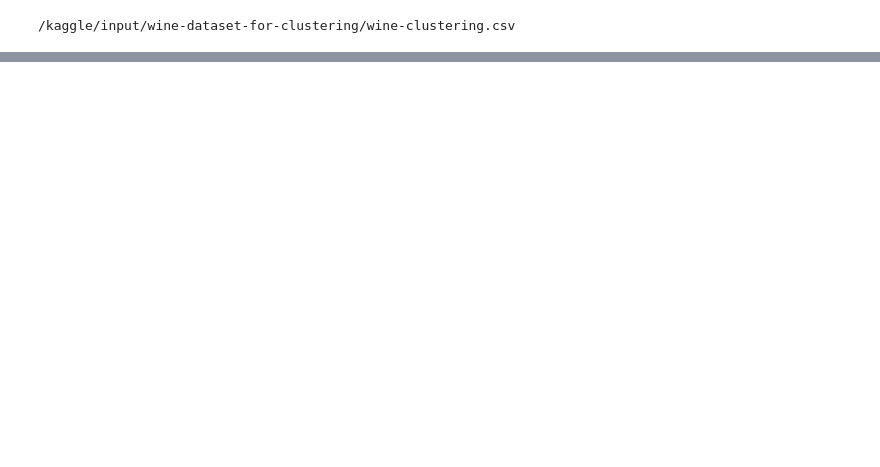
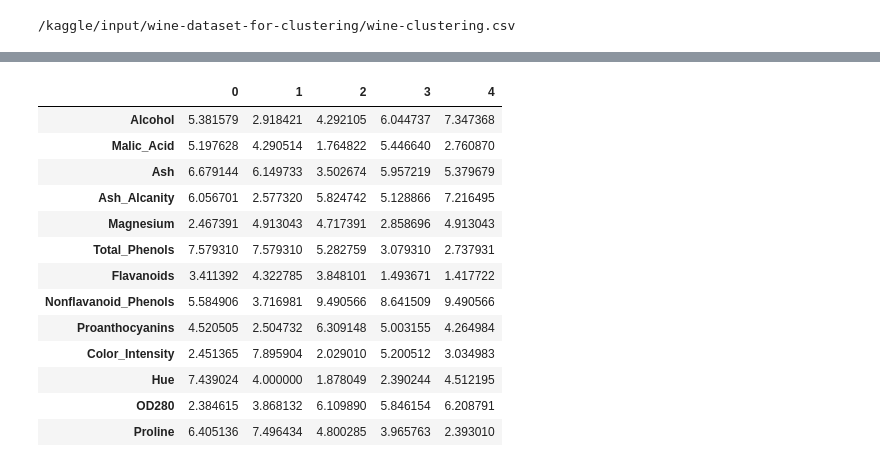
Before and after one commit to TROISTROIS/WINE-CLUSTERING-, a Jupyter notebook: wine-clustering.ipynb, the cells around one changed output, grey strips where cells are left out. Saved outputs shown, nothing was run; the diff lists cells and outputs as text; code cells hidden in the pictures; blank space fills up the shorter version.

```diff
--- a/wine-clustering.ipynb
+++ b/wine-clustering.ipynb
@@ -21,0 +109,3 @@ for dirname, _, filenames in os.walk('/kaggle/input'):
+# %%
+# make a new copy of the data
+data = df.copy()
@@ -21,0 +119,3 @@ for dirname, _, filenames in os.walk('/kaggle/input'):
+# %%
+# scale the data using min max scaling
+data = (data-data.min())/(data.max()-data.min())*9+1
@@ -21,0 +144,29 @@ for dirname, _, filenames in os.walk('/kaggle/input'):
+# %%
+# initialize random centroids
+def random_centroids(data,k):
+    centroids = []
+    for i in range(k):
+        # create a value for each feature and we need the values to be random from the dataset
+        centroid = data.apply(lambda x: float(x.sample()))
+        # get random value from each column
+        centroids.append(centroid)
+    return pd.concat(centroids,axis = 1)
+# %%
+centroids = random_centroids(data,5)
+# %%
+centroids
+# %% [output]
+|  | 0 | 1 | 2 | 3 | 4 |
+| Alcohol | 5.381579 | 2.918421 | 4.292105 | 6.044737 | 7.347368 |
+| Malic_Acid | 5.197628 | 4.290514 | 1.764822 | 5.446640 | 2.760870 |
+| Ash | 6.679144 | 6.149733 | 3.502674 | 5.957219 | 5.379679 |
+| Ash_Alcanity | 6.056701 | 2.577320 | 5.824742 | 5.128866 | 7.216495 |
+| Magnesium | 2.467391 | 4.913043 | 4.717391 | 2.858696 | 4.913043 |
+| Total_Phenols | 7.579310 | 7.579310 | 5.282759 | 3.079310 | 2.737931 |
+| Flavanoids | 3.411392 | 4.322785 | 3.848101 | 1.493671 | 1.417722 |
+| Nonflavanoid_Phenols | 5.584906 | 3.716981 | 9.490566 | 8.641509 | 9.490566 |
+| Proanthocyanins | 4.520505 | 2.504732 | 6.309148 | 5.003155 | 4.264984 |
+| Color_Intensity | 2.451365 | 7.895904 | 2.029010 | 5.200512 | 3.034983 |
+| Hue | 7.439024 | 4.000000 | 1.878049 | 2.390244 | 4.512195 |
+| OD280 | 2.384615 | 3.868132 | 6.109890 | 5.846154 | 6.208791 |
+| Proline | 6.405136 | 7.496434 | 4.800285 | 3.965763 | 2.393010 |
```
Also changed, not shown: parts of 24 cells of this notebook.
